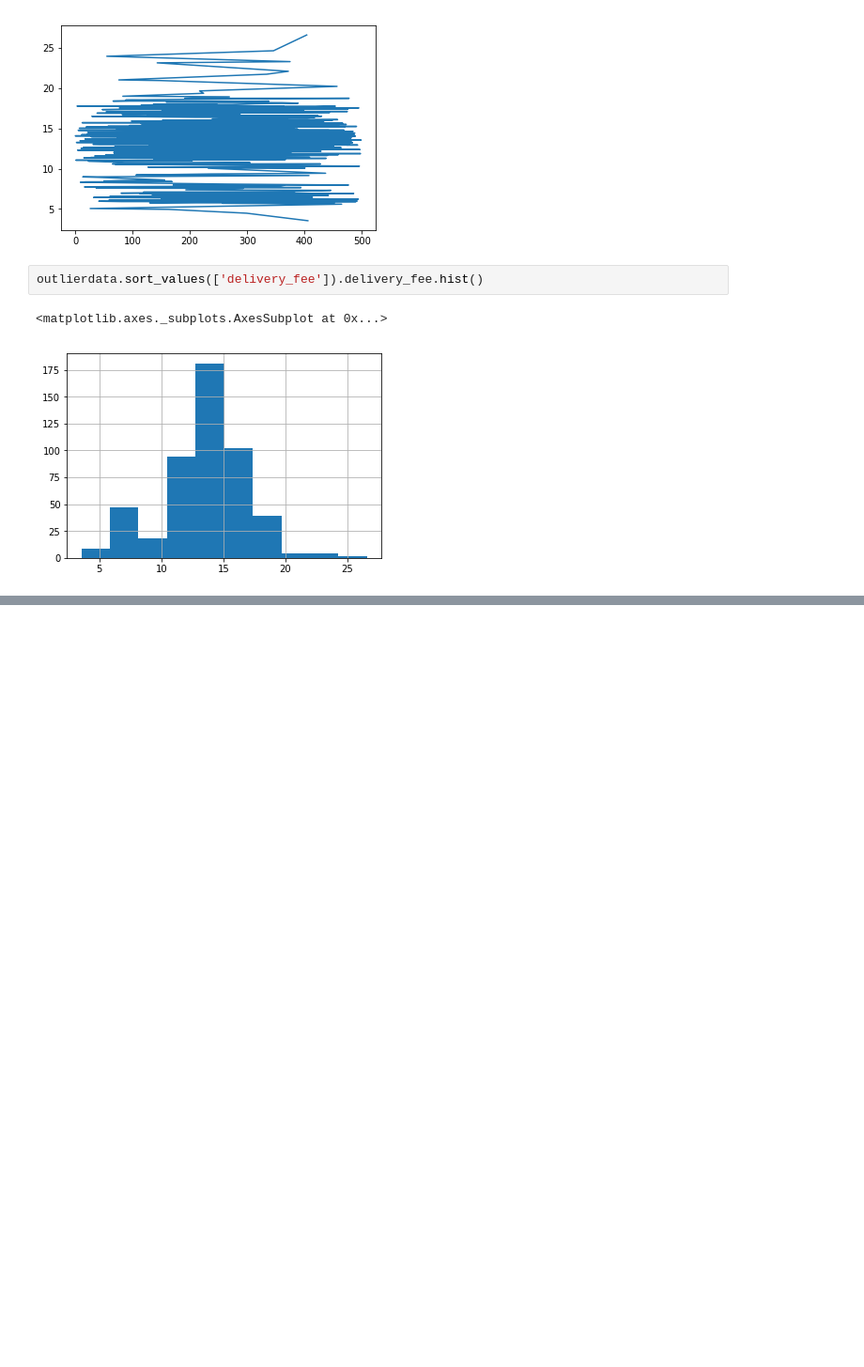
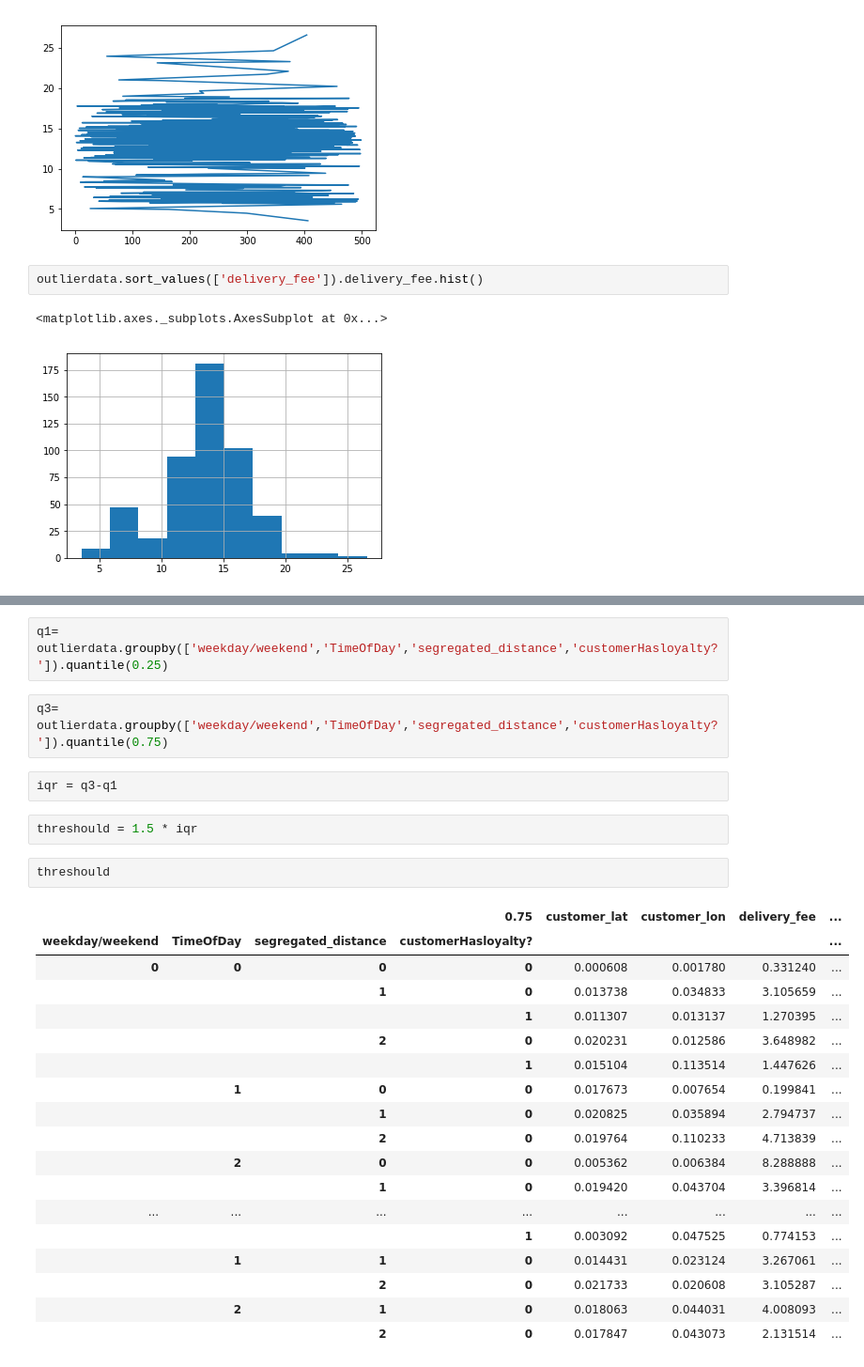
Before and after one commit to DechengMa/FIT5196Assignments, a Jupyter notebook: Assignment3/outlier.ipynb, the cells around one changed output, grey strips where cells are left out. Shown: that part at 94% size. Saved outputs shown, nothing was run; the diff lists cells and outputs as text; blank space fills up the shorter version.

```diff
--- a/Assignment3/outlier.ipynb
+++ b/Assignment3/outlier.ipynb
@@ -86,0 +161,29 @@ outlierdata.sort_values(['delivery_fee']).delivery_fee.hist()
+# %%
+q1= outlierdata.groupby(['weekday/weekend','TimeOfDay','segregated_distance','customerHasloyalty?']).quantile(0.25)
+# %%
+q3= outlierdata.groupby(['weekday/weekend','TimeOfDay','segregated_distance','customerHasloyalty?']).quantile(0.75)
+# %%
+iqr = q3-q1
+# %%
+threshould = 1.5 * iqr
+# %%
+threshould
+# %% [output]
+|  |  |  | 0.75 | customer_lat | customer_lon | delivery_fee | ... |
+| weekday/weekend | TimeOfDay | segregated_distance | customerHasloyalty? |  |  |  | ... |
+| 0 | 0 | 0 | 0 | 0.000608 | 0.001780 | 0.331240 | ... |
+|  |  | 1 | 0 | 0.013738 | 0.034833 | 3.105659 | ... |
+|  |  |  | 1 | 0.011307 | 0.013137 | 1.270395 | ... |
+|  |  | 2 | 0 | 0.020231 | 0.012586 | 3.648982 | ... |
+|  |  |  | 1 | 0.015104 | 0.113514 | 1.447626 | ... |
+|  | 1 | 0 | 0 | 0.017673 | 0.007654 | 0.199841 | ... |
+|  |  | 1 | 0 | 0.020825 | 0.035894 | 2.794737 | ... |
+|  |  | 2 | 0 | 0.019764 | 0.110233 | 4.713839 | ... |
+|  | 2 | 0 | 0 | 0.005362 | 0.006384 | 8.288888 | ... |
+|  |  | 1 | 0 | 0.019420 | 0.043704 | 3.396814 | ... |
+| ... | ... | ... | ... | ... | ... | ... | ... |
+|  |  |  | 1 | 0.003092 | 0.047525 | 0.774153 | ... |
+|  | 1 | 1 | 0 | 0.014431 | 0.023124 | 3.267061 | ... |
+|  |  | 2 | 0 | 0.021733 | 0.020608 | 3.105287 | ... |
+|  | 2 | 1 | 0 | 0.018063 | 0.044031 | 4.008093 | ... |
+|  |  | 2 | 0 | 0.017847 | 0.043073 | 2.131514 | ... |
```
Also changed, not shown: parts of 14 cells of this notebook, 10 other files.
